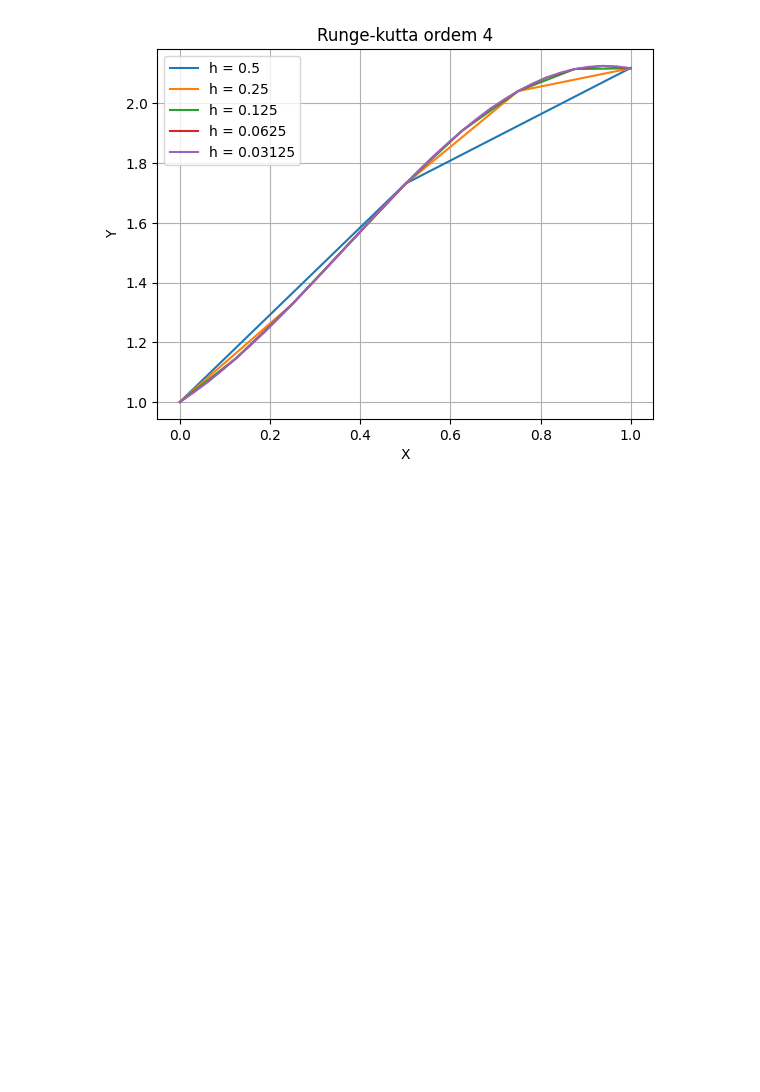
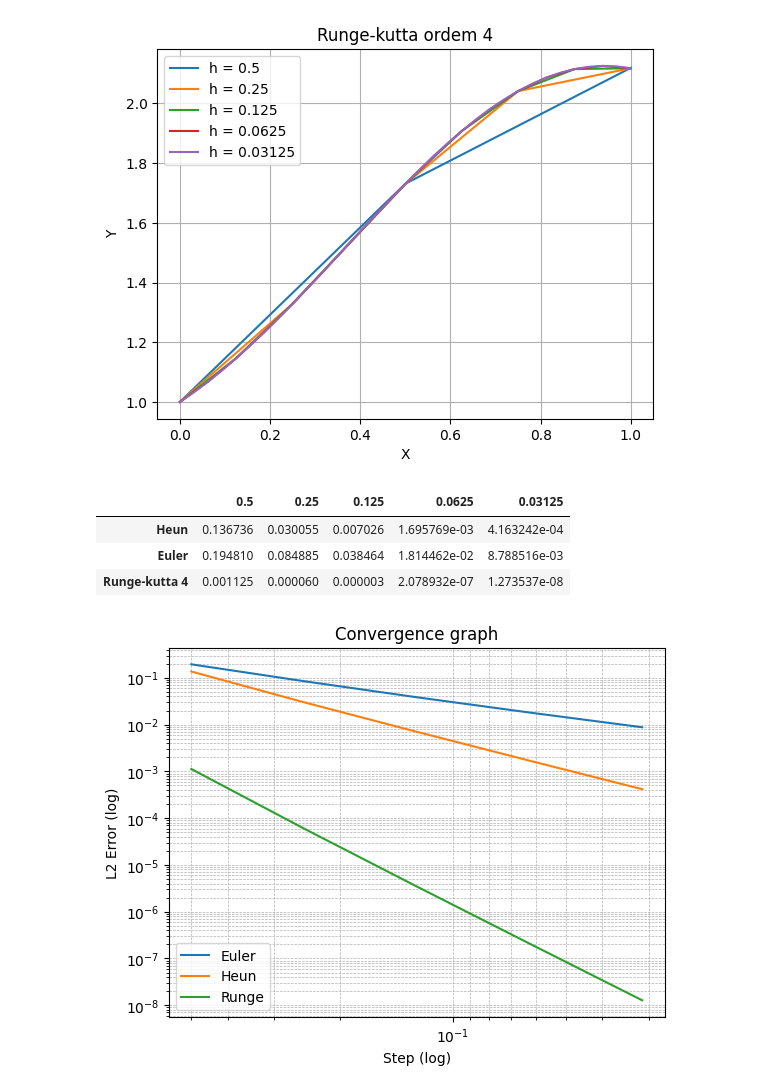
Before and after one commit to weldersalvador/Numerical-analysis-Python, a Jupyter notebook: Differential_Equations/runge_kutta/runge.ipynb, the cells around one changed output. Drawn from its saved outputs; the diff is of its cells as text; code cells hidden in the pictures; blank space fills up the shorter version.

Commit message:
Implementing the L2 Norm error for every step in the 3 methods and plotting the log-log graph

```diff
--- a/Differential_Equations/runge_kutta/runge.ipynb
+++ b/Differential_Equations/runge_kutta/runge.ipynb
@@ -141,0 +156,20 @@ plt.show()
+# %%
+l2_norm
+# %% [output]
+|  | 0.5 | 0.25 | 0.125 | 0.0625 | 0.03125 |
+| Heun | 0.136736 | 0.030055 | 0.007026 | 1.695769e-03 | 4.163242e-04 |
+| Euler | 0.194810 | 0.084885 | 0.038464 | 1.814462e-02 | 8.788516e-03 |
+| Runge-kutta 4 | 0.001125 | 0.000060 | 0.000003 | 2.078932e-07 | 1.273537e-08 |
+# %%
+plt.loglog(h,norm_euler, label = "Euler")
+plt.loglog(h,norm_heun, label = "Heun")
+plt.loglog(h,norm_runge, label = "Runge")
+plt.gca().invert_xaxis ()
+plt.grid ( True , which ='both', linestyle ='--', linewidth =0.5)
+plt.xlabel("Step (log)")
+plt.ylabel("L2 Error (log)")
+plt.title("Convergence graph")
+plt.legend()
+plt.show()
+# %% [output]
+[figure, added]
```
Also changed, not shown: parts of 2 cells of this notebook.
